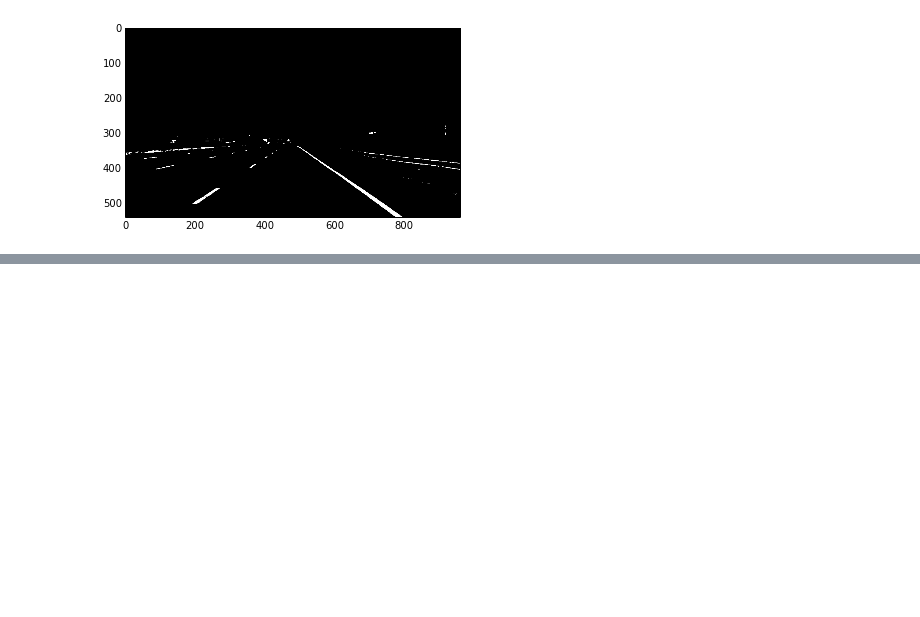
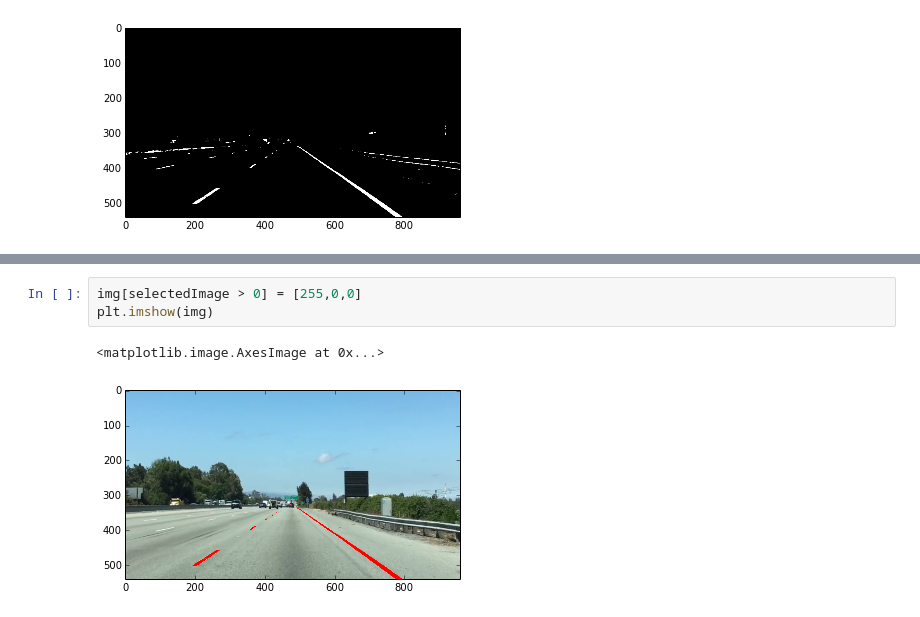
Before and after one commit to lochappy/Self-Driving-Car-ND, a Jupyter notebook: term_01/less02_finding_land_lines/01_region_masking.ipynb, the cells around one changed output, grey strips where cells are left out. Cells and saved outputs as stored; diff of their text form; blank space fills up the shorter version.

```diff
--- a/term_01/less02_finding_land_lines/01_region_masking.ipynb
+++ b/term_01/less02_finding_land_lines/01_region_masking.ipynb
@@ -39,0 +76,6 @@ plt.imshow(selectedImage,cmap='gray')
+# %%
+img[selectedImage > 0] = [255,0,0]
+plt.imshow(img)
+# %% [output]
+<matplotlib.image.AxesImage at 0x...>
+[figure, added]
```
Also changed, not shown: parts of 8 cells of this notebook.
